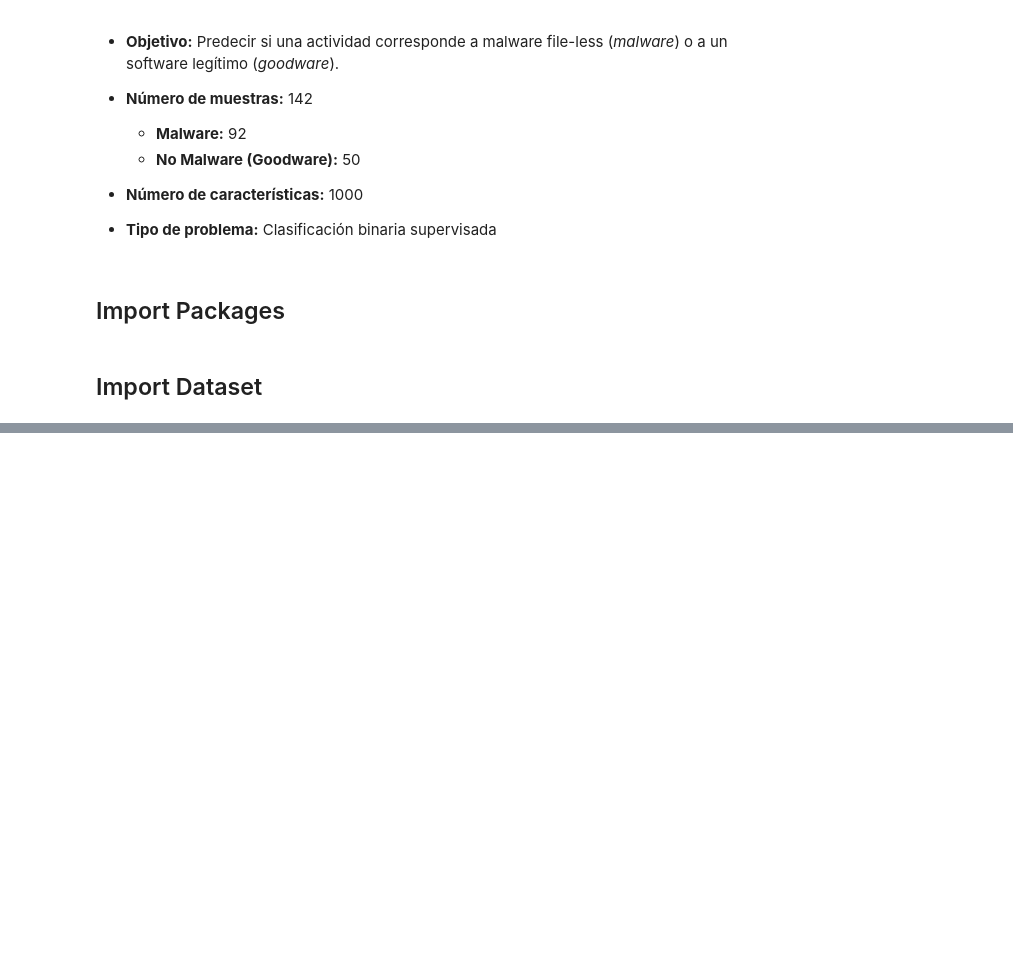
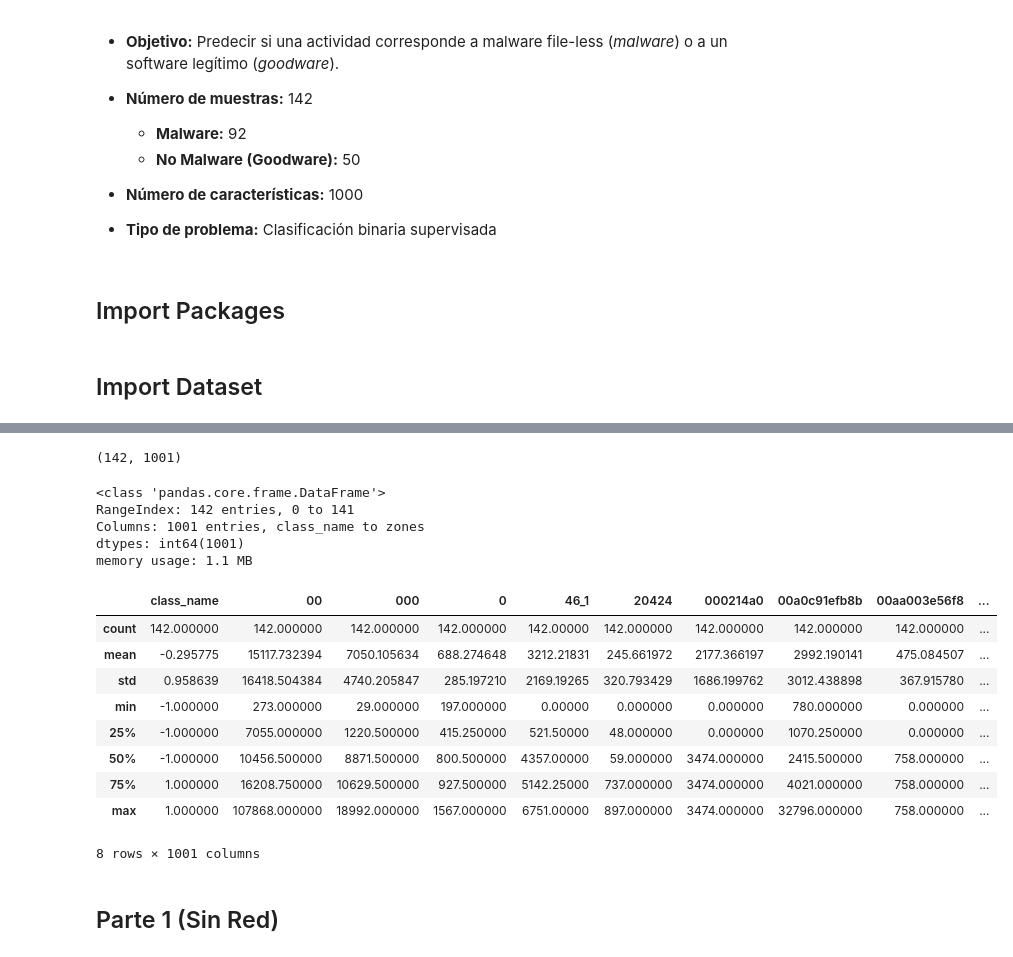
Before and after one commit to luchoxiii/Cyber_Securitys, a Jupyter notebook: Modelos/Malware.ipynb, the cells around one changed output, grey strips where cells are left out. Saved outputs shown, nothing was run; the diff lists cells and outputs as text; code cells hidden in the pictures; blank space fills up the shorter version.

```diff
--- a/Modelos/Malware.ipynb
+++ b/Modelos/Malware.ipynb
@@ -37,0 +53,27 @@ df.head()
+# %%
+df.shape
+# %% [output]
+(142, 1001)
+# %%
+df.info()
+# %% [output]
+<class 'pandas.core.frame.DataFrame'>
+RangeIndex: 142 entries, 0 to 141
+Columns: 1001 entries, class_name to zones
+dtypes: int64(1001)
+memory usage: 1.1 MB
+# %%
+df.describe(include="all")
+# %% [output]
+|  | class_name | 00 | 000 | 0 | 46_1 | 20424 | 000214a0 | 00a0c91efb8b | 00aa003e56f8 | ... |
+| count | 142.000000 | 142.000000 | 142.000000 | 142.000000 | 142.00000 | 142.000000 | 142.000000 | 142.000000 | 142.000000 | ... |
+| mean | -0.295775 | 15117.732394 | 7050.105634 | 688.274648 | 3212.21831 | 245.661972 | 2177.366197 | 2992.190141 | 475.084507 | ... |
+| std | 0.958639 | 16418.504384 | 4740.205847 | 285.197210 | 2169.19265 | 320.793429 | 1686.199762 | 3012.438898 | 367.915780 | ... |
+| min | -1.000000 | 273.000000 | 29.000000 | 197.000000 | 0.00000 | 0.000000 | 0.000000 | 780.000000 | 0.000000 | ... |
+| 25% | -1.000000 | 7055.000000 | 1220.500000 | 415.250000 | 521.50000 | 48.000000 | 0.000000 | 1070.250000 | 0.000000 | ... |
+| 50% | -1.000000 | 10456.500000 | 8871.500000 | 800.500000 | 4357.00000 | 59.000000 | 3474.000000 | 2415.500000 | 758.000000 | ... |
+| 75% | 1.000000 | 16208.750000 | 10629.500000 | 927.500000 | 5142.25000 | 737.000000 | 3474.000000 | 4021.000000 | 758.000000 | ... |
+| max | 1.000000 | 107868.000000 | 18992.000000 | 1567.000000 | 6751.00000 | 897.000000 | 3474.000000 | 32796.000000 | 758.000000 | ... |
+8 rows × 1001 columns
+# %% [markdown]
+## Parte 1 (Sin Red)
```
Also changed, not shown: parts of 21 cells of this notebook.
